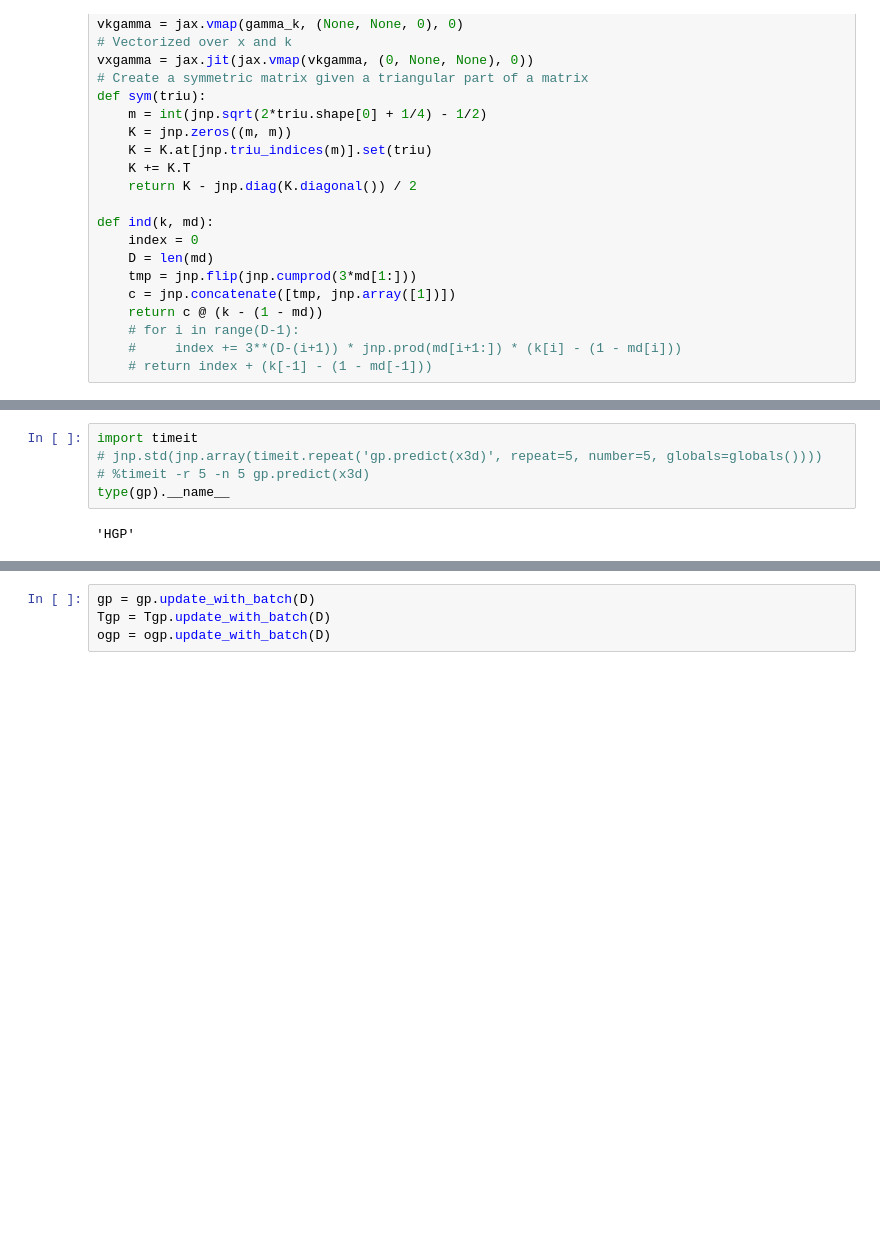
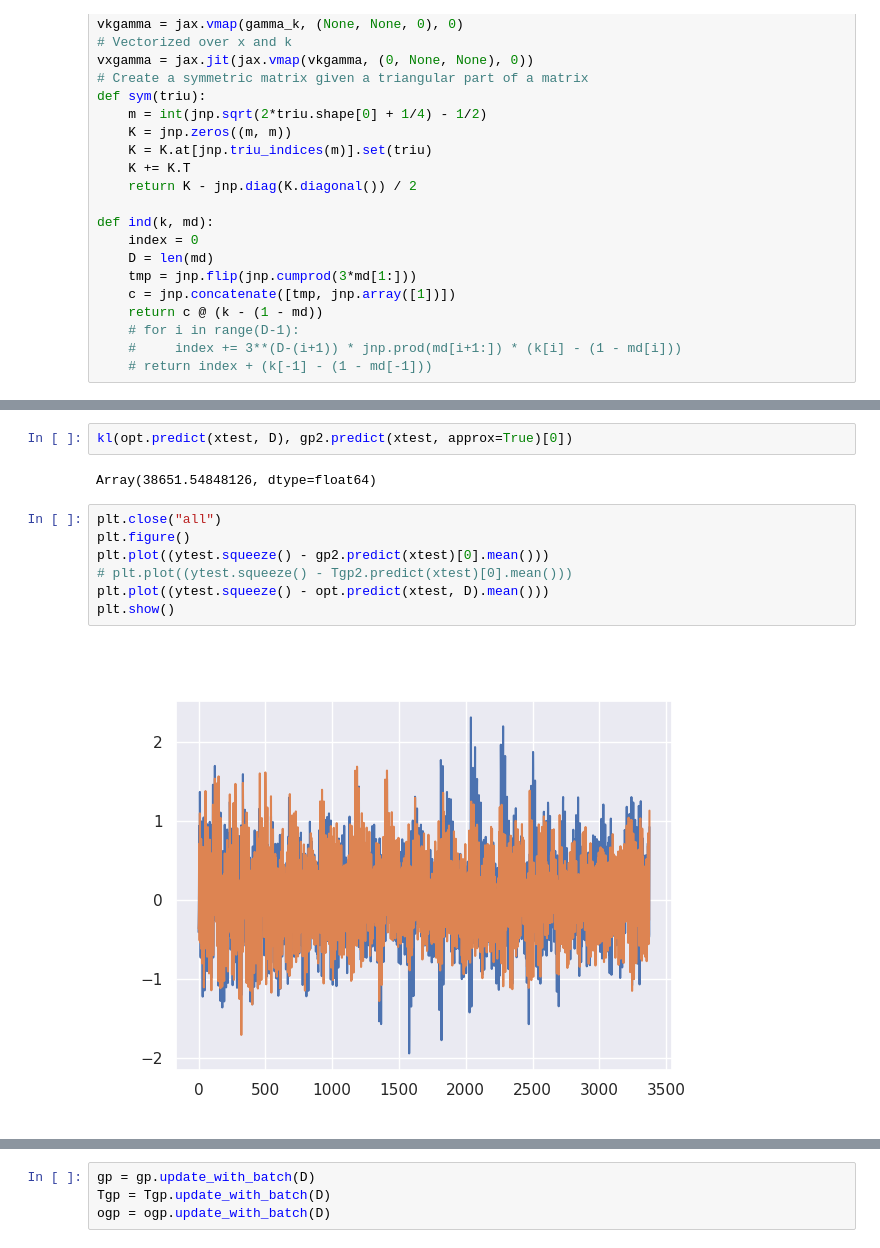
Before and after one commit to AOKullberg/fast-hgp, a Jupyter notebook: fast-hilbert-gps.ipynb, the cells around one changed output, grey strips where cells are left out. Drawn from its saved outputs; the diff is of its cells as text; blank space fills up the shorter version.

```diff
--- a/fast-hilbert-gps.ipynb
+++ b/fast-hilbert-gps.ipynb
@@ -448,7 +470,13 @@ D = gpx.Dataset(X=x3d, y=y3d)
-# %%
-import timeit
-# jnp.std(jnp.array(timeit.repeat('gp.predict(x3d)', repeat=5, number=5, globals=globals())))
-# %timeit -r 5 -n 5 gp.predict(x3d)
-type(gp).__name__
-# %% [output]
-'HGP'
+# %%
+kl(opt.predict(xtest, D), gp2.predict(xtest, approx=True)[0])
+# %% [output]
+Array(38651.54848126, dtype=float64)
+# %%
+plt.close("all")
+plt.figure()
+plt.plot((ytest.squeeze() - gp2.predict(xtest)[0].mean()))
+# plt.plot((ytest.squeeze() - Tgp2.predict(xtest)[0].mean()))
+plt.plot((ytest.squeeze() - opt.predict(xtest, D).mean()))
+plt.show()
+# %% [output]
+[figure, added]
```
Also changed, not shown: parts of 9 cells of this notebook.
